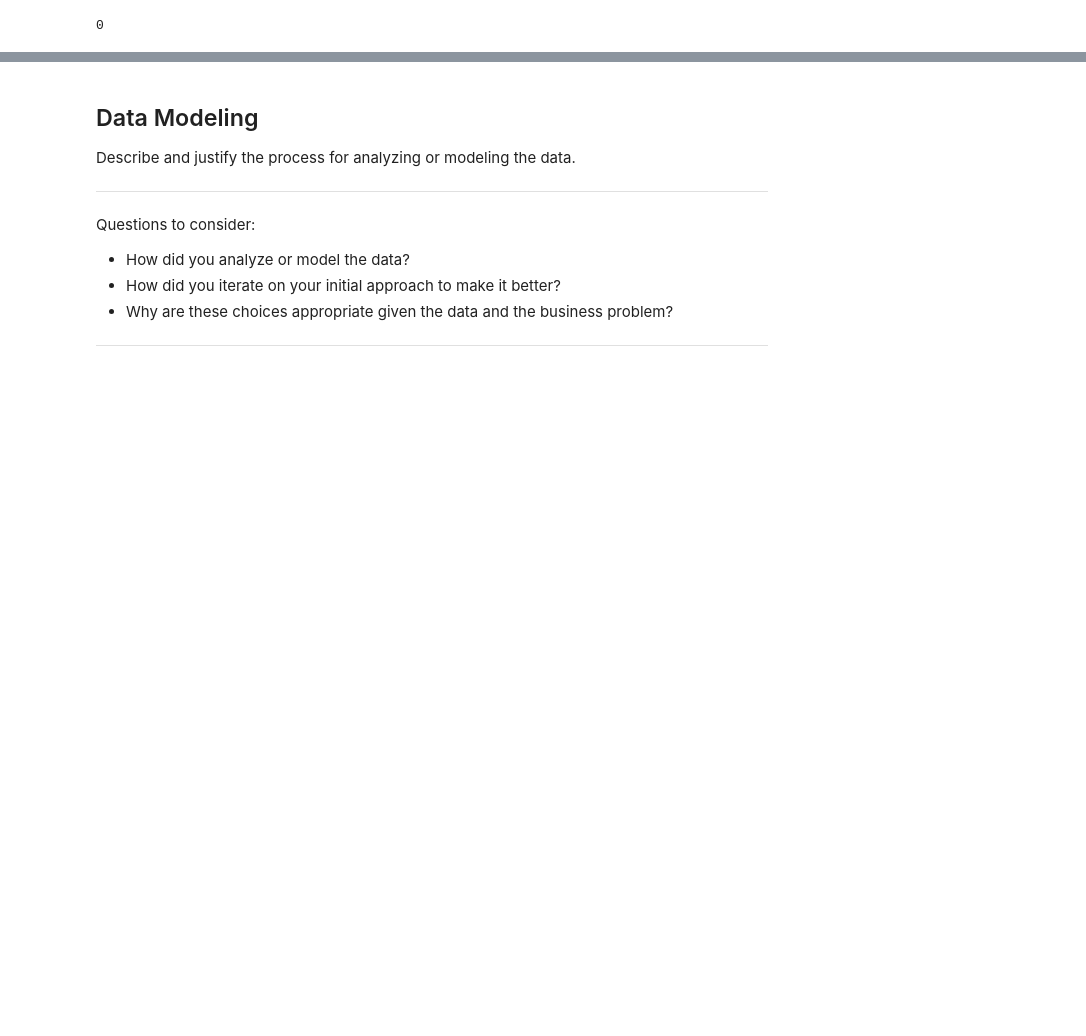
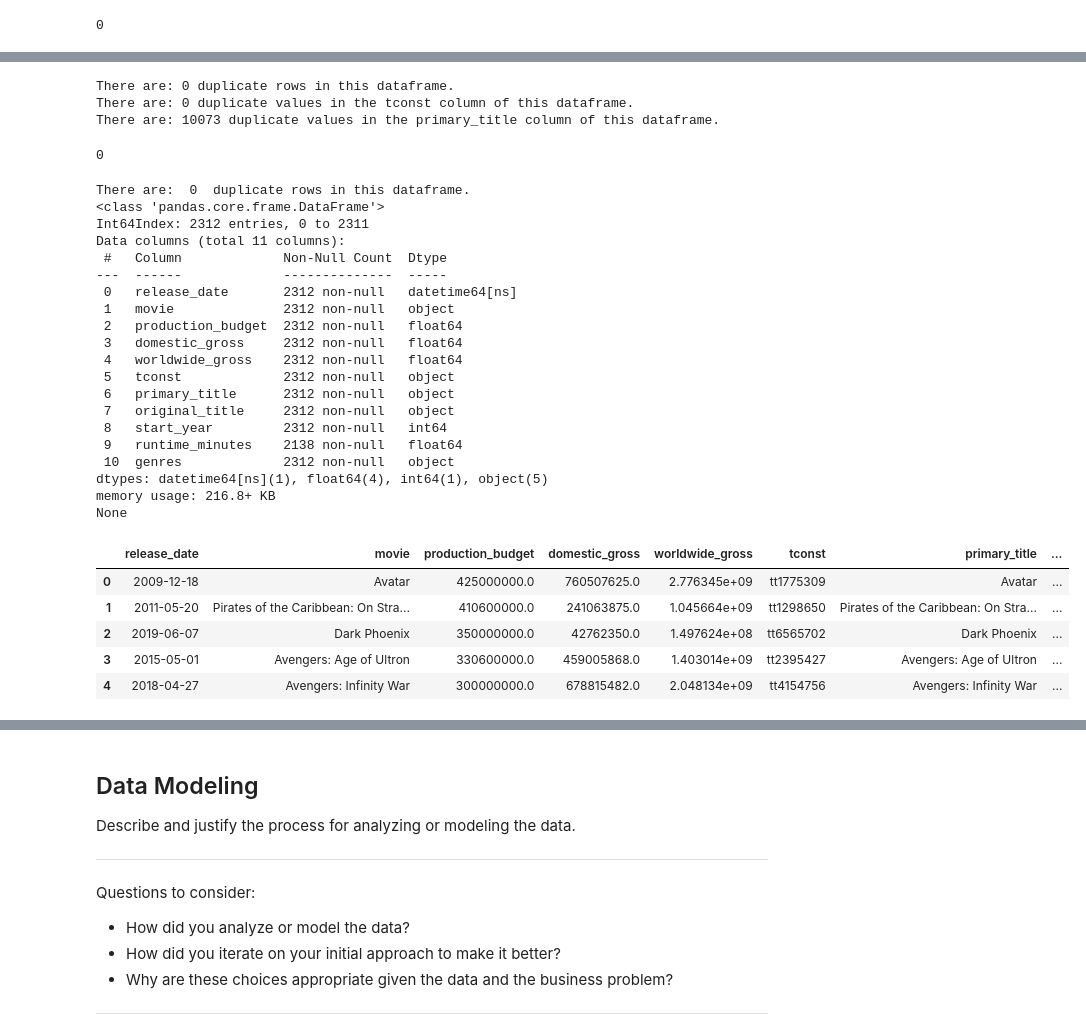
Before and after one commit to Freddy-2021/dsc-phase-1-project, a Jupyter notebook: student.ipynb, the cells around one changed output, grey strips where cells are left out. Saved outputs shown, nothing was run; the diff lists cells and outputs as text; code cells hidden in the pictures; blank space fills up the shorter version.

```diff
--- a/student.ipynb
+++ b/student.ipynb
@@ -549,0 +351,30 @@ movie_budget_title_df = movie_budget_title_dropna
+# %%
+#all the data types look good. I will not drop any columns for now.
+#Remove any potential whitespace from str type columns:
+for col in cols:
+    imdb_title_df[col] = imdb_title_df[col].apply(lambda m:m.strip())
+# %%
+# Here you run your code to clean the data
+all_columns_dupes = imdb_title_df.duplicated().sum()
+tconst_dupes = imdb_title_df.duplicated(subset=['tconst']).sum()
+primary_title_dupes = imdb_title_df.duplicated(subset=['primary_title']).sum()
+
+dupes_all_columns = ("There are: {x} duplicate rows in this dataframe.").format(x = all_columns_dupes)
+dupes_tconst_column = ("There are: {y} duplicate values in the tconst column of this dataframe.").format(y = tconst_dupes)
+dupes_primary_title_column = ("There are: {z} duplicate values in the primary_title column of this dataframe.").format(z = primary_title_dupes)
+
+print(dupes_all_columns)
+print(dupes_tconst_column)
+print(dupes_primary_title_column)
+# %% [output]
+There are: 0 duplicate rows in this dataframe.
+There are: 0 duplicate values in the tconst column of this dataframe.
+There are: 10073 duplicate values in the primary_title column of this dataframe.
+# %%
+#Given that the 10073 rows with the duplicate 'primary_title' names
+#make up less than 7% of the original data set, I will drop these,
+#in order to have unique values and maintain a 1:1 relationship with the
+#imdb_title_df dataframe.
+#The dataframe should have 136,071 rows now.
+imdb_title_df = imdb_title_df.drop_duplicates(subset=['primary_title'])
+assert len(imdb_title_df) == 136071
@@ -549,0 +385,45 @@ movie_budget_title_df = movie_budget_title_dropna
+# %%
+#This table seems ready to join with other tables.
+#I will repeat this process with the other tables I am looking to join.
+
+imdb_title_df_all_set = imdb_title_df
+imdb_title_df_all_set.index.duplicated().sum()
+# %% [output]
+0
+# %%
+#I will join tn_movie_budgets_all_set with imdb_title_basics_all_set
+
+#movie_budget_title_df = tn_movie_budgets_all_set.join(imdb_title_df_all_set,how = 'inner')
+movie_budget_title_df = tn_movie_budgets_all_set.merge(imdb_title_df_all_set, left_on='movie',right_on='primary_title')
+# %%
+#Review new table:
+print("There are: ",movie_budget_title_df.duplicated().sum()," duplicate rows in this dataframe.")
+print(movie_budget_title_df.info())
+movie_budget_title_df.head(5)
+# %% [output]
+There are:  0  duplicate rows in this dataframe.
+<class 'pandas.core.frame.DataFrame'>
+Int64Index: 2312 entries, 0 to 2311
+Data columns (total 11 columns):
+ #   Column             Non-Null Count  Dtype
+---  ------             --------------  -----
+ 0   release_date       2312 non-null   datetime64[ns]
+ 1   movie              2312 non-null   object
+ 2   production_budget  2312 non-null   float64
+ 3   domestic_gross     2312 non-null   float64
+ 4   worldwide_gross    2312 non-null   float64
+ 5   tconst             2312 non-null   object
+ 6   primary_title      2312 non-null   object
+ 7   original_title     2312 non-null   object
+ 8   start_year         2312 non-null   int64
+ 9   runtime_minutes    2138 non-null   float64
+ 10  genres             2312 non-null   object
+dtypes: datetime64[ns](1), float64(4), int64(1), object(5)
+memory usage: 216.8+ KB
+None
+|  | release_date | movie | production_budget | domestic_gross | worldwide_gross | tconst | primary_title | ... |
+| 0 | 2009-12-18 | Avatar | 425000000.0 | 760507625.0 | 2.776345e+09 | tt1775309 | Avatar | ... |
+| 1 | 2011-05-20 | Pirates of the Caribbean: On Stra... | 410600000.0 | 241063875.0 | 1.045664e+09 | tt1298650 | Pirates of the Caribbean: On Stra... | ... |
+| 2 | 2019-06-07 | Dark Phoenix | 350000000.0 | 42762350.0 | 1.497624e+08 | tt6565702 | Dark Phoenix | ... |
+| 3 | 2015-05-01 | Avengers: Age of Ultron | 330600000.0 | 459005868.0 | 1.403014e+09 | tt2395427 | Avengers: Age of Ultron | ... |
+| 4 | 2018-04-27 | Avengers: Infinity War | 300000000.0 | 678815482.0 | 2.048134e+09 | tt4154756 | Avengers: Infinity War | ... |
```
Also changed, not shown: parts of 47 cells of this notebook.
